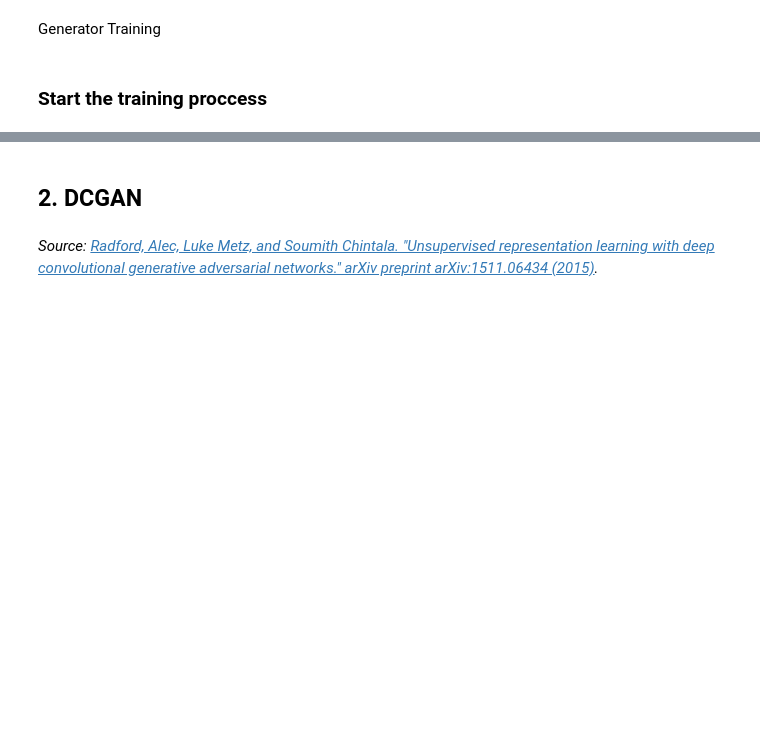
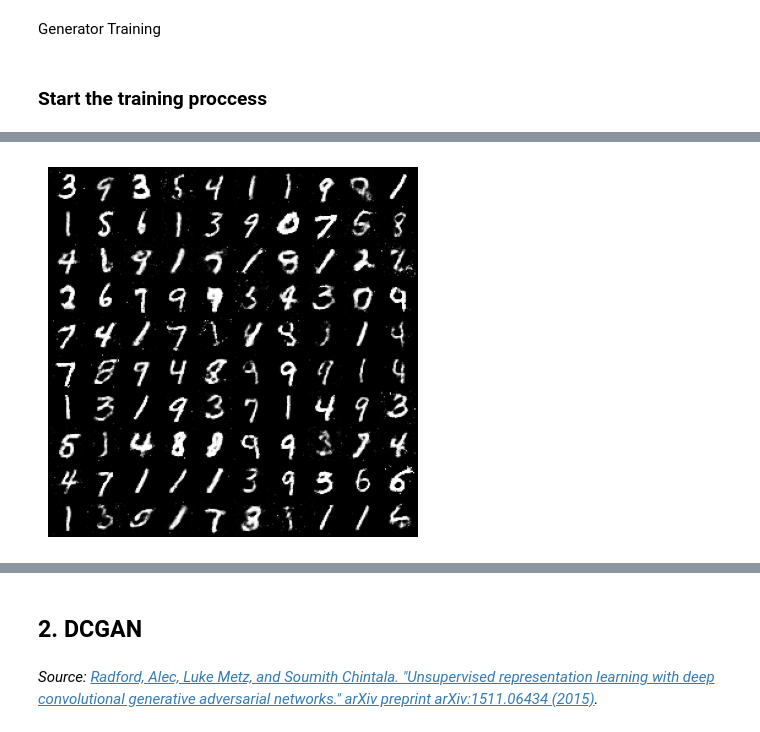
Before and after one commit to djzhendogg/Generative-Models-2025-ITMO, a Jupyter notebook: Assignment 2/2_gan_dcgan.ipynb, the cells around one changed output, grey strips where cells are left out. Saved outputs shown, nothing was run; the diff lists cells and outputs as text; code cells hidden in the pictures; blank space fills up the shorter version.

```diff
--- a/Assignment 2/2_gan_dcgan.ipynb
+++ b/Assignment 2/2_gan_dcgan.ipynb
@@ -313,3 +331,7 @@ for epoch in range(num_epochs):
 # %%
 # show output after epochs training
-Image(os.path.join(sample_dir, "fake_images-0225.png"))
+plt.imshow(Image.open(os.path.join(sample_dir, "fake_images-0225.png")))
+plt.axis('off') # Hide axes for cleaner image display
+plt.show()
+# %% [output]
+[figure, added]
```
Also changed, not shown: parts of 7 cells of this notebook.
